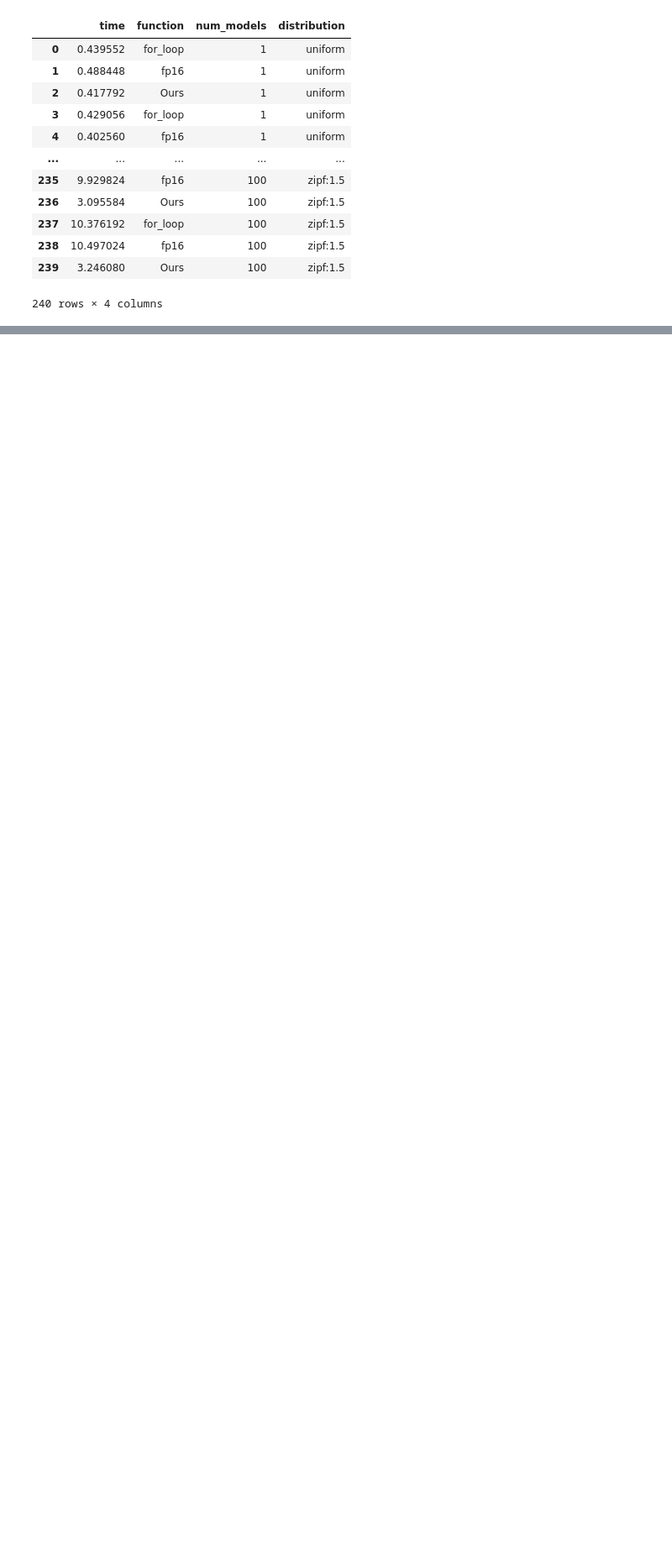
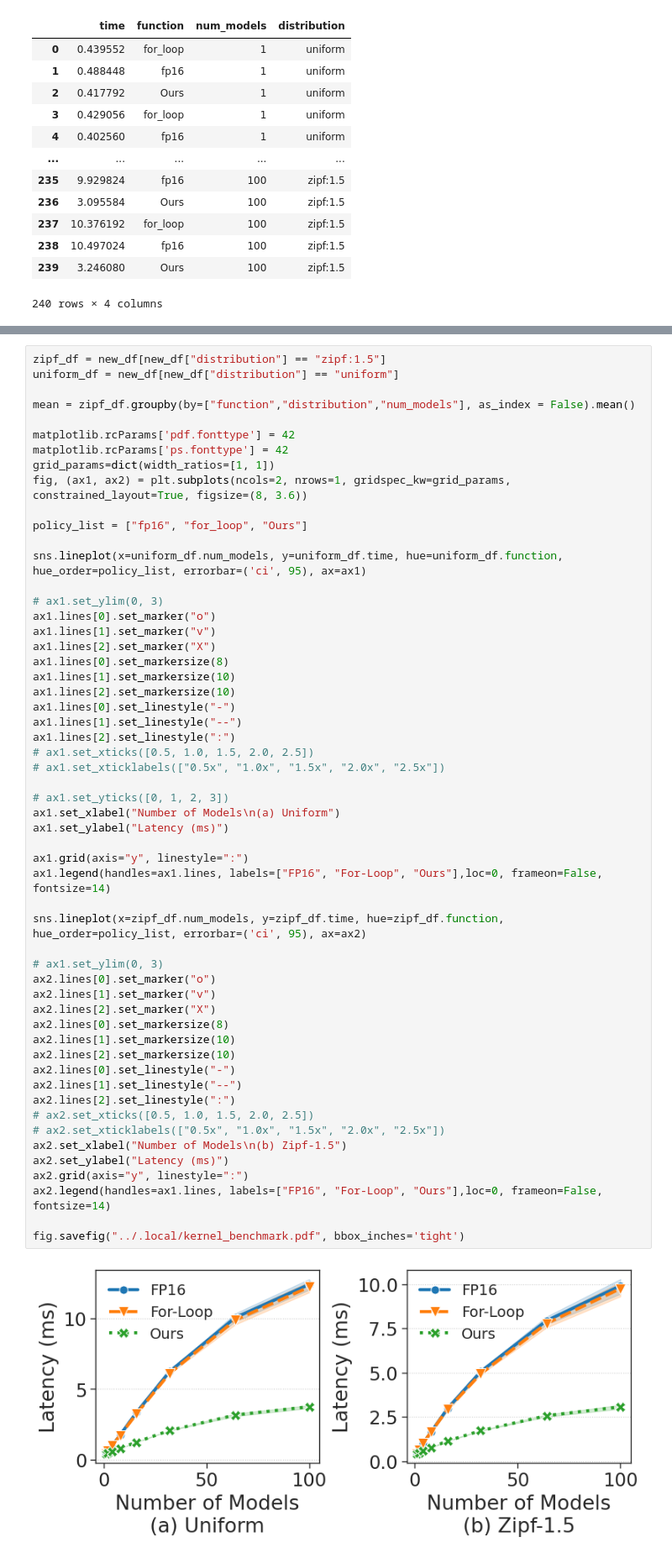
Before and after one commit to eth-easl/triteia, a Jupyter notebook: notebooks/plot.ipynb, the cells around one changed output, grey strips where cells are left out. Shown at 84% size. Cells and saved outputs as stored; diff of their text form; blank space fills up the shorter version.

```diff
--- a/notebooks/plot.ipynb
+++ b/notebooks/plot.ipynb
@@ -64,0 +90,57 @@ sns.lineplot(data=df, x="num_models", y="time", hue="function")
+# %%
+zipf_df = new_df[new_df["distribution"] == "zipf:1.5"]
+uniform_df = new_df[new_df["distribution"] == "uniform"]
+
+mean = zipf_df.groupby(by=["function","distribution","num_models"], as_index = False).mean()
+
+matplotlib.rcParams['pdf.fonttype'] = 42
+matplotlib.rcParams['ps.fonttype'] = 42
+grid_params=dict(width_ratios=[1, 1])
+fig, (ax1, ax2) = plt.subplots(ncols=2, nrows=1, gridspec_kw=grid_params, constrained_layout=True, figsize=(8, 3.6))
+
+policy_list = ["fp16", "for_loop", "Ours"]
+
+sns.lineplot(x=uniform_df.num_models, y=uniform_df.time, hue=uniform_df.function, hue_order=policy_list, errorbar=('ci', 95), ax=ax1)
+
+# ax1.set_ylim(0, 3)
+ax1.lines[0].set_marker("o")
+ax1.lines[1].set_marker("v")
+ax1.lines[2].set_marker("X")
+ax1.lines[0].set_markersize(8)
+ax1.lines[1].set_markersize(10)
+ax1.lines[2].set_markersize(10)
+ax1.lines[0].set_linestyle("-")
+ax1.lines[1].set_linestyle("--")
+ax1.lines[2].set_linestyle(":")
+# ax1.set_xticks([0.5, 1.0, 1.5, 2.0, 2.5])
+# ax1.set_xticklabels(["0.5x", "1.0x", "1.5x", "2.0x", "2.5x"])
+
+# ax1.set_yticks([0, 1, 2, 3])
+ax1.set_xlabel("Number of Models\n(a) Uniform")
+ax1.set_ylabel("Latency (ms)")
+
+ax1.grid(axis="y", linestyle=":")
+ax1.legend(handles=ax1.lines, labels=["FP16", "For-Loop", "Ours"],loc=0, frameon=False, fontsize=14)
+
+sns.lineplot(x=zipf_df.num_models, y=zipf_df.time, hue=zipf_df.function, hue_order=policy_list, errorbar=('ci', 95), ax=ax2)
+
+# ax1.set_ylim(0, 3)
+ax2.lines[0].set_marker("o")
+ax2.lines[1].set_marker("v")
+ax2.lines[2].set_marker("X")
+ax2.lines[0].set_markersize(8)
+ax2.lines[1].set_markersize(10)
+ax2.lines[2].set_markersize(10)
+ax2.lines[0].set_linestyle("-")
+ax2.lines[1].set_linestyle("--")
+ax2.lines[2].set_linestyle(":")
+# ax2.set_xticks([0.5, 1.0, 1.5, 2.0, 2.5])
+# ax2.set_xticklabels(["0.5x", "1.0x", "1.5x", "2.0x", "2.5x"])
+ax2.set_xlabel("Number of Models\n(b) Zipf-1.5")
+ax2.set_ylabel("Latency (ms)")
+ax2.grid(axis="y", linestyle=":")
+ax2.legend(handles=ax1.lines, labels=["FP16", "For-Loop", "Ours"],loc=0, frameon=False, fontsize=14)
+
+fig.savefig("../.local/kernel_benchmark.pdf", bbox_inches='tight')
+# %% [output]
+[figure, added]
```
Also changed, not shown: parts of 3 cells of this notebook, 2 other files.
